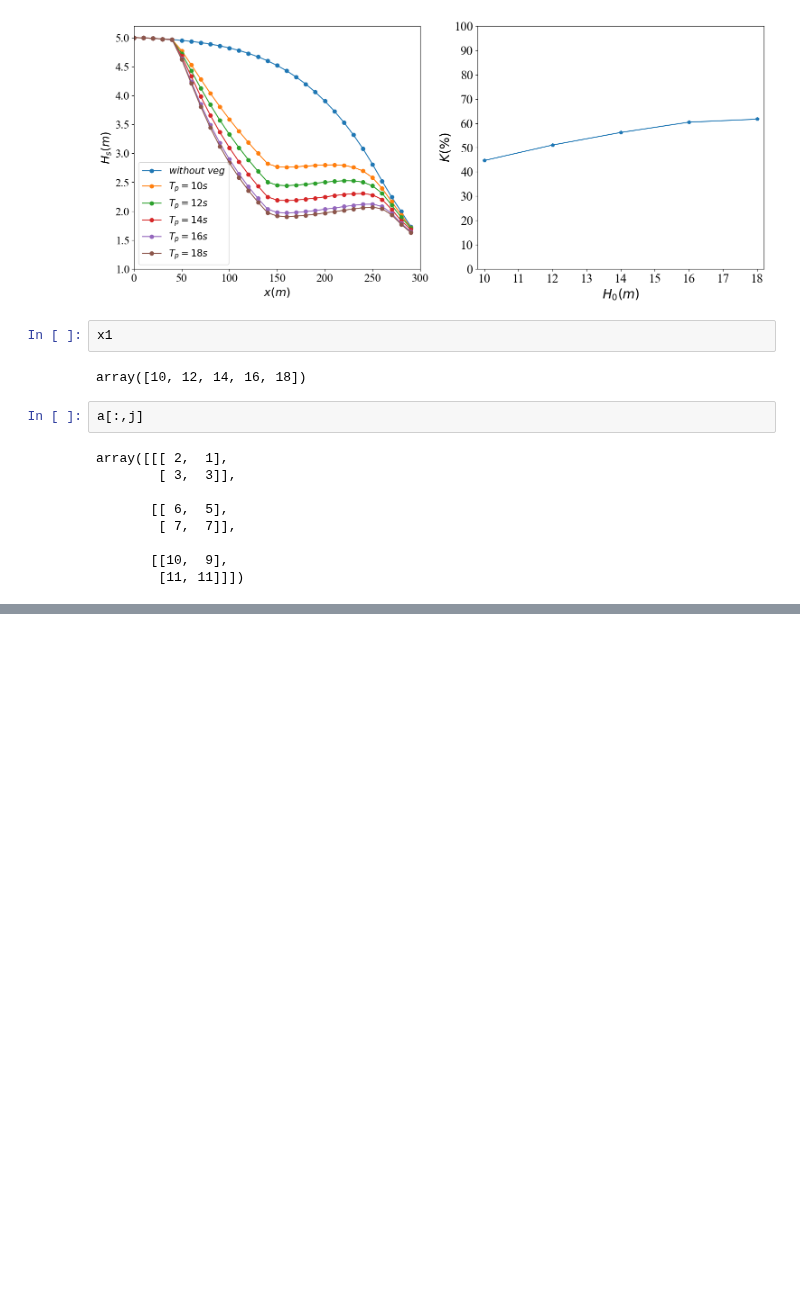
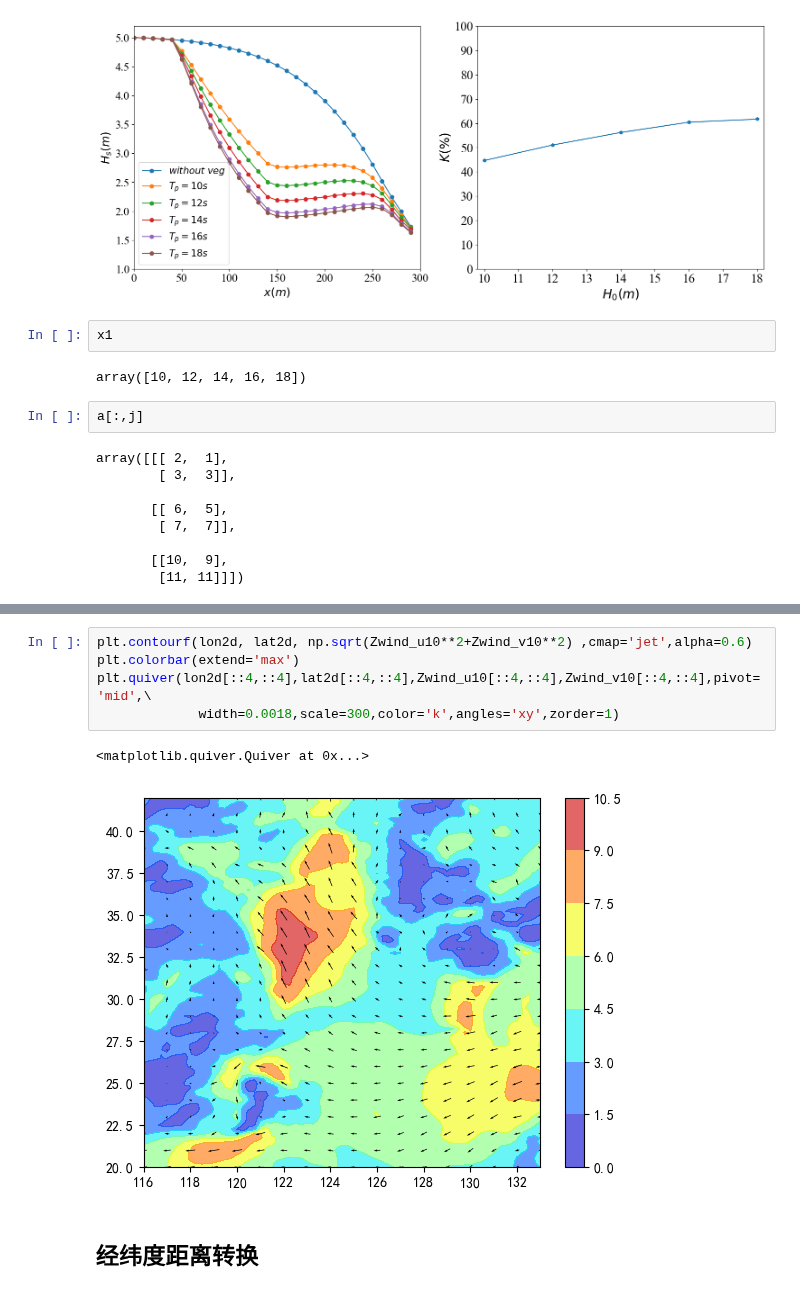
Before and after one commit to jackyvava/CodeWaveVegetation, a Jupyter notebook: code.ipynb, the cells around one changed output, grey strips where cells are left out. Saved outputs shown, nothing was run; the diff lists cells and outputs as text; blank space fills up the shorter version.

```diff
--- a/code.ipynb
+++ b/code.ipynb
@@ -2032,0 +2185,10 @@ array([[[ 2,  1],
+# %%
+plt.contourf(lon2d, lat2d, np.sqrt(Zwind_u10**2+Zwind_v10**2) ,cmap='jet',alpha=0.6)
+plt.colorbar(extend='max')
+plt.quiver(lon2d[::4,::4],lat2d[::4,::4],Zwind_u10[::4,::4],Zwind_v10[::4,::4],pivot='mid',\
+             width=0.0018,scale=300,color='k',angles='xy',zorder=1)
+# %% [output]
+<matplotlib.quiver.Quiver at 0x...>
+[figure, added]
+# %% [markdown]
+## 经纬度距离转换
```
Also changed, not shown: parts of 45 cells of this notebook, 14 other files.
